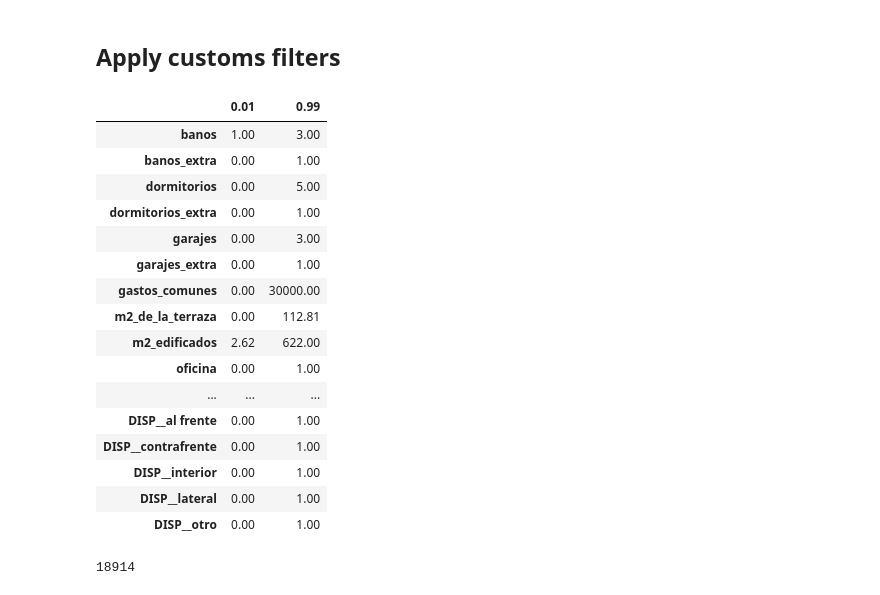
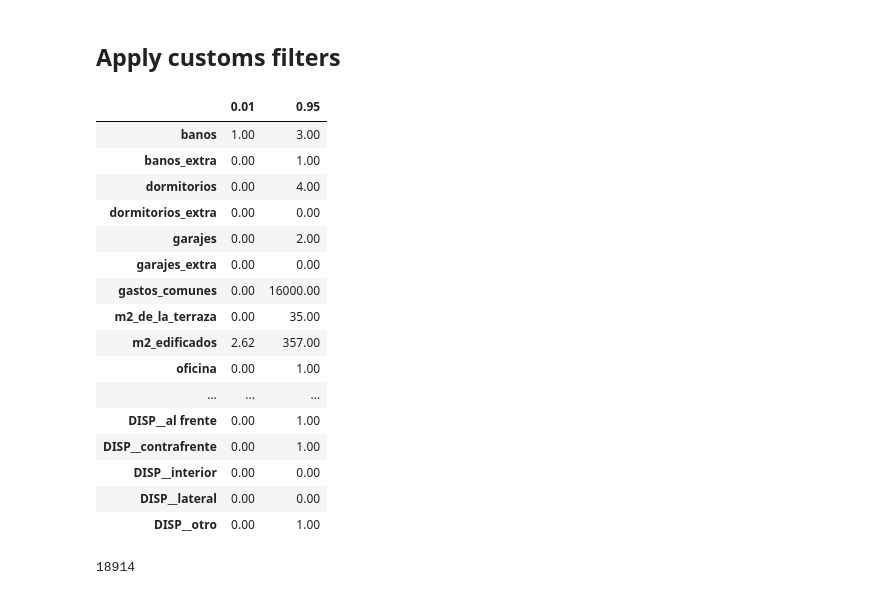
Before and after one commit to creyesp/houses-project, a Jupyter notebook: notebooks/First_day_workshop.ipynb, the cells around one changed output. Cells and saved outputs as stored; diff of their text form; code cells hidden in the pictures.

```diff
--- a/notebooks/First_day_workshop.ipynb
+++ b/notebooks/First_day_workshop.ipynb
@@ -285,24 +295,24 @@ df_num_final.drop(columns=['distancia_al_mar', 'vista_al_mar', 'm2_del_terreno']
 # %% [markdown]
 ## Apply customs filters
 # %%
-df_num_final.quantile([0.01, 0.99]).transpose()
+df_num_final.quantile([0.01, 0.95]).transpose()
 # %% [output]
-|  | 0.01 | 0.99 |
+|  | 0.01 | 0.95 |
 | banos | 1.00 | 3.00 |
 | banos_extra | 0.00 | 1.00 |
-| dormitorios | 0.00 | 5.00 |
-| dormitorios_extra | 0.00 | 1.00 |
-| garajes | 0.00 | 3.00 |
-| garajes_extra | 0.00 | 1.00 |
-| gastos_comunes | 0.00 | 30000.00 |
-| m2_de_la_terraza | 0.00 | 112.81 |
-| m2_edificados | 2.62 | 622.00 |
+| dormitorios | 0.00 | 4.00 |
+| dormitorios_extra | 0.00 | 0.00 |
+| garajes | 0.00 | 2.00 |
+| garajes_extra | 0.00 | 0.00 |
+| gastos_comunes | 0.00 | 16000.00 |
+| m2_de_la_terraza | 0.00 | 35.00 |
+| m2_edificados | 2.62 | 357.00 |
 | oficina | 0.00 | 1.00 |
 | ... | ... | ... |
 | DISP__al frente | 0.00 | 1.00 |
 | DISP__contrafrente | 0.00 | 1.00 |
-| DISP__interior | 0.00 | 1.00 |
-| DISP__lateral | 0.00 | 1.00 |
+| DISP__interior | 0.00 | 0.00 |
+| DISP__lateral | 0.00 | 0.00 |
 | DISP__otro | 0.00 | 1.00 |
 # %%
 mask = (
```
Also changed, not shown: parts of 8 cells of this notebook, 2 other files.
